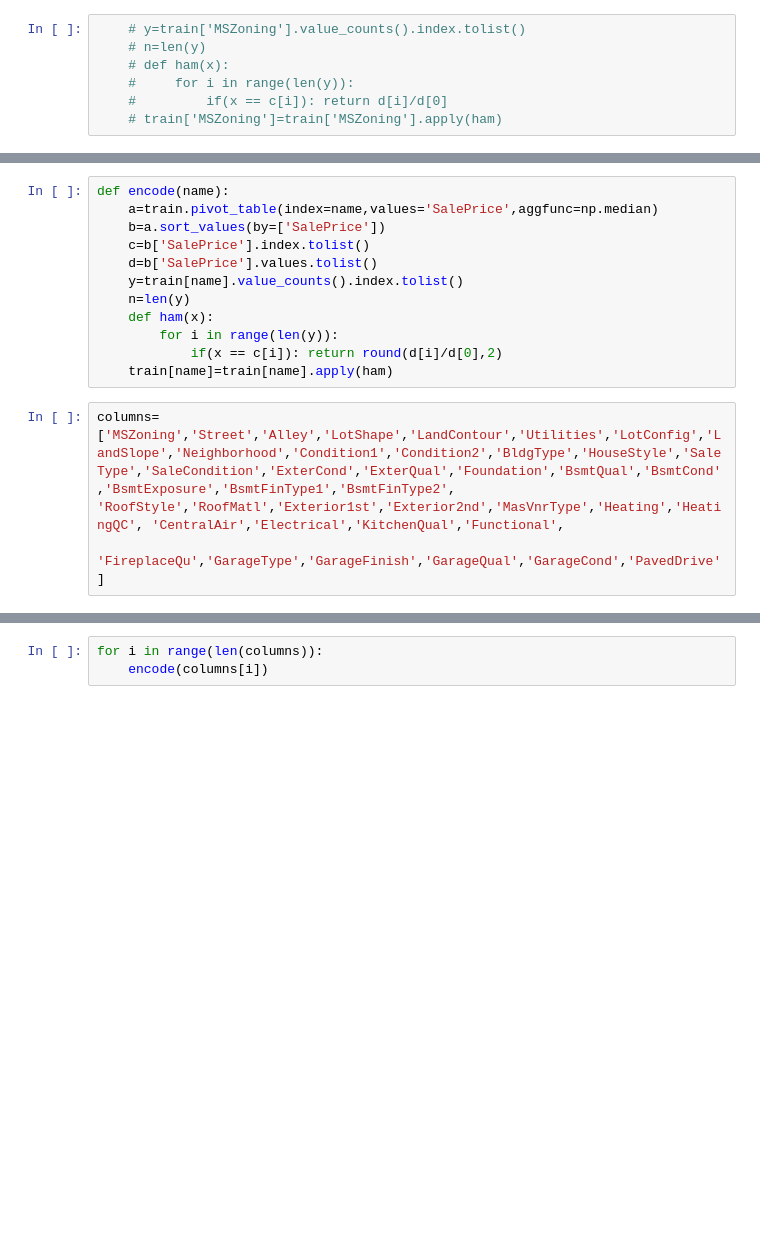
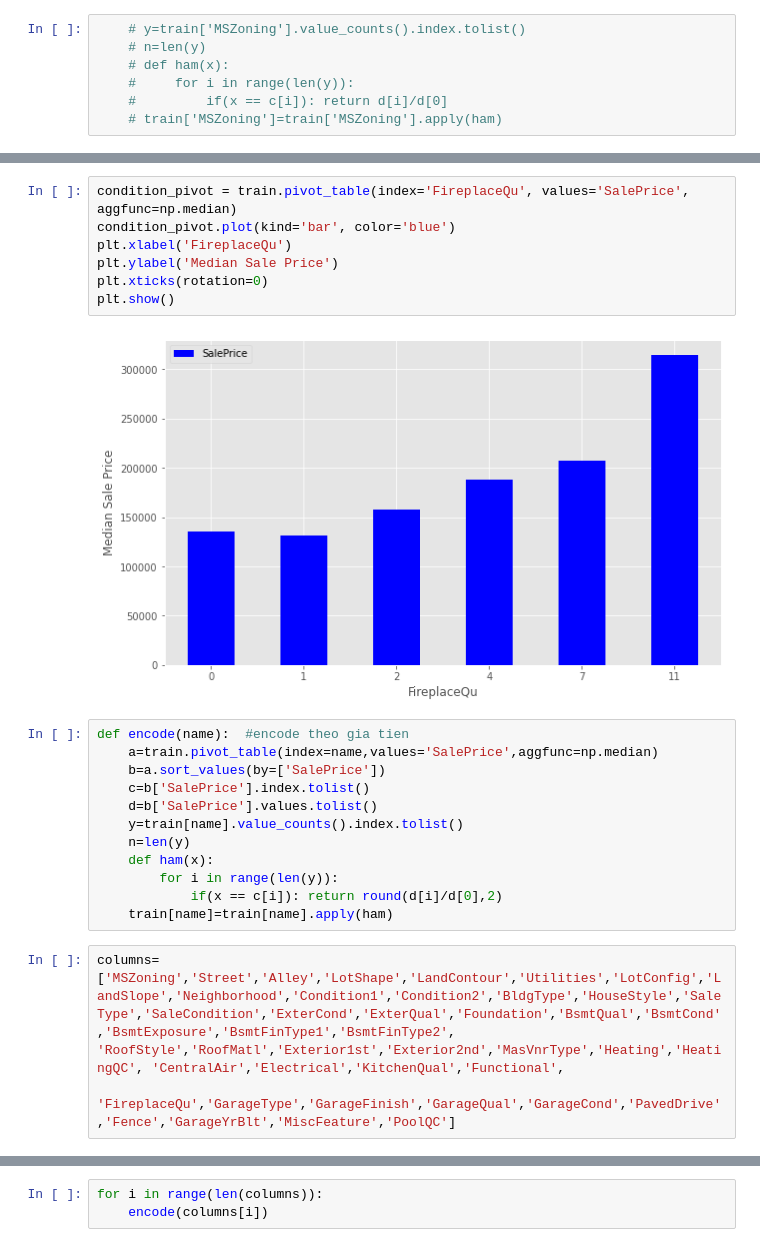
Before and after one commit to nhathoang0110/ml, a Jupyter notebook: index.ipynb, the cells around one changed output, grey strips where cells are left out. Cells and saved outputs as stored; diff of their text form; blank space fills up the shorter version.

```diff
--- a/index.ipynb
+++ b/index.ipynb
@@ -104,5 +165,14 @@ Name: SaleType, dtype: int64
+# %%
+condition_pivot = train.pivot_table(index='FireplaceQu', values='SalePrice', aggfunc=np.median)
+condition_pivot.plot(kind='bar', color='blue')
+plt.xlabel('FireplaceQu')
+plt.ylabel('Median Sale Price')
+plt.xticks(rotation=0)
+plt.show()
+# %% [output]
+[figure, added]
 # %%
-def encode(name):
+def encode(name):  #encode theo gia tien
     a=train.pivot_table(index=name,values='SalePrice',aggfunc=np.median)
     b=a.sort_values(by=['SalePrice'])
     c=b['SalePrice'].index.tolist()
@@ -115,7 +185,7 @@ def encode(name):
     train[name]=train[name].apply(ham)
 # %%
 columns=['MSZoning','Street','Alley','LotShape','LandContour','Utilities','LotConfig','LandSlope','Neighborhood','Condition1','Condition2','BldgType','HouseStyle','SaleType','SaleCondition','ExterCond','ExterQual','Foundation','BsmtQual','BsmtCond','BsmtExposure','BsmtFinType1','BsmtFinType2', 'RoofStyle','RoofMatl','Exterior1st','Exterior2nd','MasVnrType','Heating','HeatingQC', 'CentralAir','Electrical','KitchenQual','Functional',
- 'FireplaceQu','GarageType','GarageFinish','GarageQual','GarageCond','PavedDrive']
+ 'FireplaceQu','GarageType','GarageFinish','GarageQual','GarageCond','PavedDrive','Fence','GarageYrBlt','MiscFeature','PoolQC']
 # %%
 len(columns)
 # %% [output]
```
Also changed, not shown: parts of 29 cells of this notebook, 8 other files.
